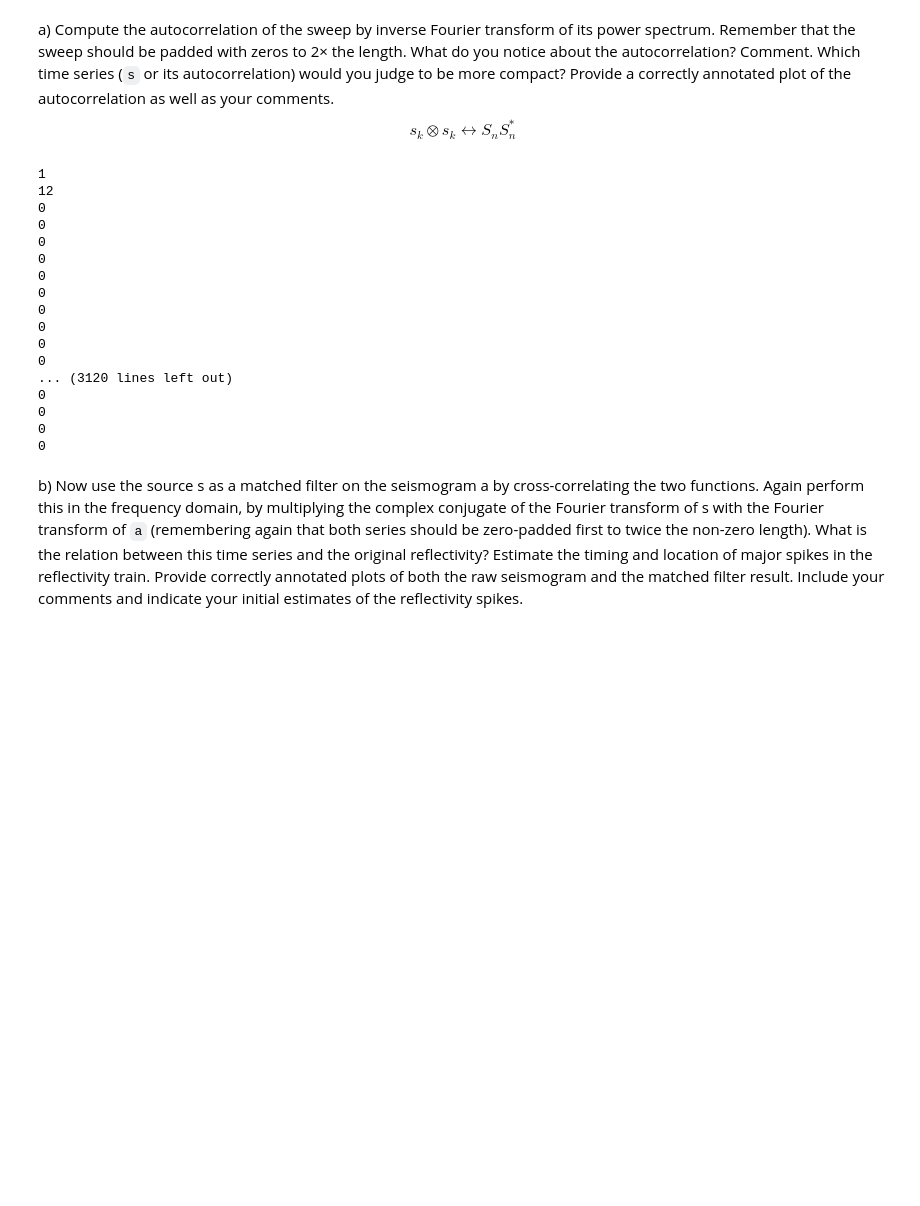
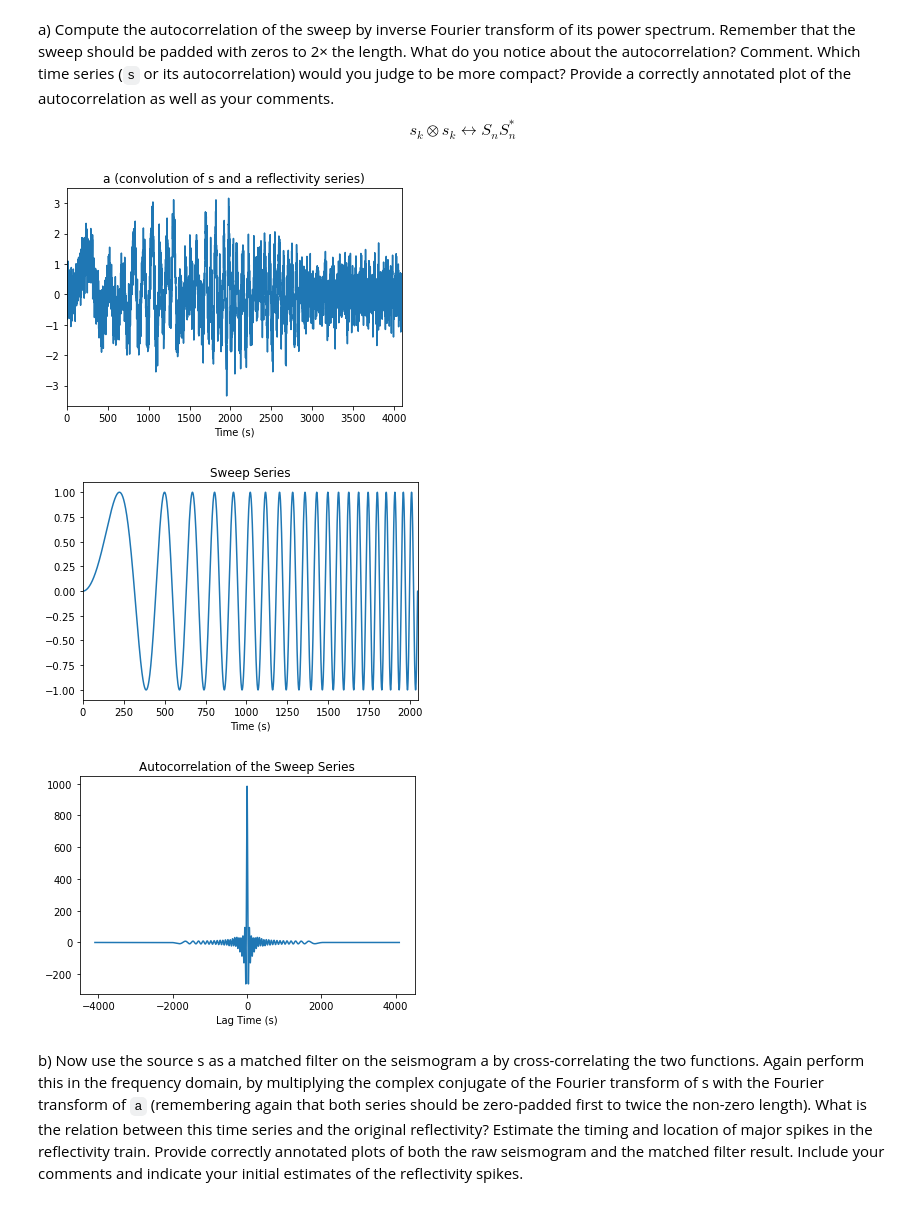
Before and after one commit to phaustin/EOSC354, a Jupyter notebook: Assignment9/Assignment9.ipynb, the cells around one changed output. Saved outputs shown, nothing was run; the diff lists cells and outputs as text; code cells hidden in the pictures; blank space fills up the shorter version.

```diff
--- a/Assignment9/Assignment9.ipynb
+++ b/Assignment9/Assignment9.ipynb
@@ -19,76 +19,68 @@ aData = []
 
 with open('lab9_data.csv', newline='') as File:
     reader = csv.reader(File)
+    next(reader)
     for row in reader:
-        #if row[0] = "s":
-        #    sData = row
-        data = len(row[1])
-        print(data)
-#for i in data:
-#    lab9Data = np.append(lab9Data, [float(i)])
-
-#print(data)
+        sData = np.append(sData, [float(row[0])])
+        aData = np.append(aData, [float(row[1])])
-# %% [output]
-1
-12
-0
-0
-0
-0
-0
-0
-0
-0
-0
-0
-... (3120 lines left out)
-0
-0
-0
-0
 # %%
 import numpy as np
 import matplotlib.pyplot as plt
-from scipy.io import loadmat
-import scipy.signal as sp
+#from scipy.io import loadmat
+#import scipy.signal as sp
 
 
-mdata = loadmat('lab9_data.mat')
+#mdata = loadmat('lab9_data.mat')
 
-s = mdata['s'][0]
-dt = mdata['dt'][0][0]
-a = mdata['a'][0]
+#s = mdata['s'][0]
+#dt = mdata['dt'][0][0]
+#a = mdata['a'][0]
+
+s = []
+a = []
+dt = 1
+
+with open('lab9_data.csv', newline='') as File:
+    reader = csv.reader(File)
+    next(reader)
+    for row in reader:
+        s = np.append(s, [float(row[0])])
+        a = np.append(a, [float(row[1])])
 
 N = len(s)
 t = np.linspace(0, N*2*dt, N*2)
 lagTime = np.linspace(-N*dt, N*dt, N*2)
 
 # pad s and a to twice their length
 sPad = np.pad(s, (0, N))
 aPad = np.pad(a, (0, N))
 
 # plots of original data
 plt.plot(t, aPad)
 plt.title("a (convolution of s and a reflectivity series)")
 plt.xlabel("Time (s)")
 plt.xlim([0, t[N]])
 plt.show()
 
 plt.plot(t, sPad)
 plt.title("Sweep Series")
 plt.xlabel("Time (s)")
 plt.xlim([0, t[int(N/2)]])
 plt.show()
 
 ### QUESTION 1 A
 sTransform = np.fft.fft(sPad)
 sAutocorrelationTransform = sTransform*np.conj(sTransform)
 sAutocorrelation = np.fft.ifft(sAutocorrelationTransform)
 plotsAutocorrelation = (np.concatenate([sAutocorrelation[N:2*N], sAutocorrelation[0:N]]))
 plt.plot(lagTime, np.real(np.roll(plotsAutocorrelation, -1)))
 plt.title("Autocorrelation of the Sweep Series")
 plt.xlabel("Lag Time (s)")
 plt.show()
+# %% [output]
+[figure, added]
+[figure, added]
+[figure, added]
 # %% [markdown]
 b) Now use the source s as a matched filter on the seismogram a by cross-correlating the two functions. Again perform this in the frequency domain, by multiplying the complex conjugate of the Fourier transform of s with the Fourier transform of `a` (remembering again that both series should be zero-padded first to twice the non-zero length). What is the relation between this time series and the original reflectivity? Estimate the timing and location of major spikes in the reflectivity train. Provide correctly annotated plots of both the raw seismogram and
 the matched filter result. Include your comments and indicate your initial estimates of the reflectivity spikes.
```
Also changed, not shown: 4 other files.
